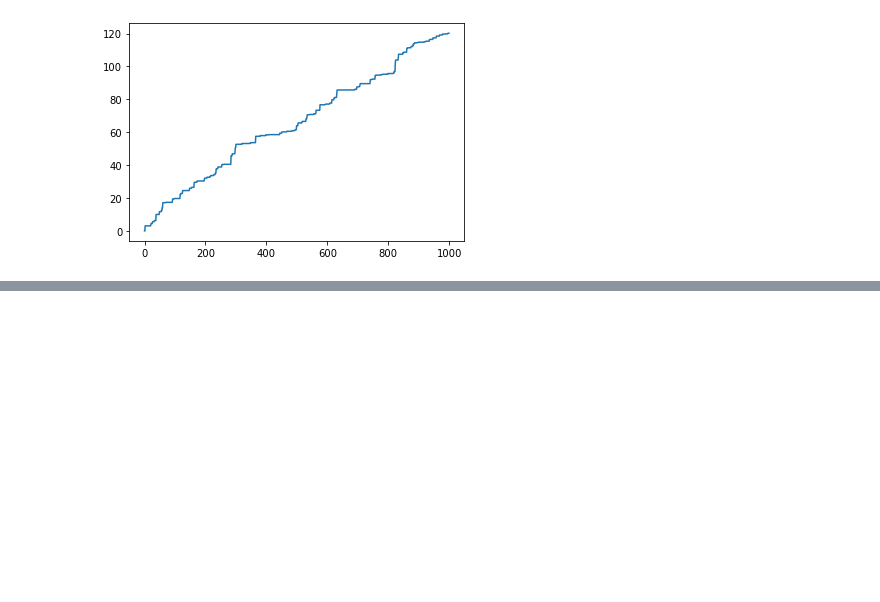
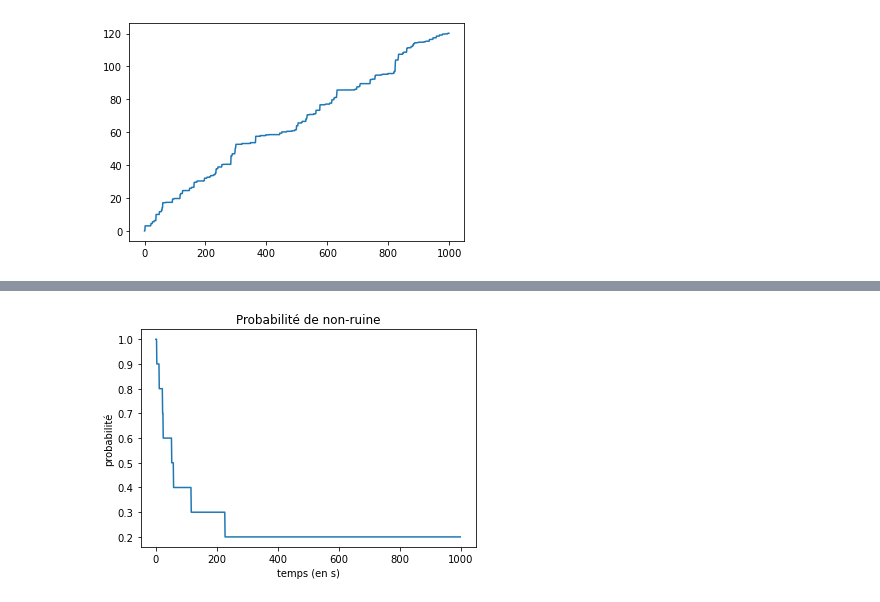
Before and after one commit to jeanHeibig/casinoRoulette, a Jupyter notebook: model1/ruine.ipynb, the cells around one changed output, grey strips where cells are left out. Drawn from its saved outputs; the diff is of its cells as text; code cells hidden in the pictures; blank space fills up the shorter version.

```diff
--- a/model1/ruine.ipynb
+++ b/model1/ruine.ipynb
@@ -76,0 +77,9 @@ plt.show()
+# %%
+plt.title("Probabilité de non-ruine")
+plt.xlabel("temps (en s)")
+plt.ylabel("probabilité")
+plt
+plt.plot(np.mean(u_alive, axis=0))
+plt.show()
+# %% [output]
+[figure, added]
```
Also changed, not shown: parts of 3 cells of this notebook.
